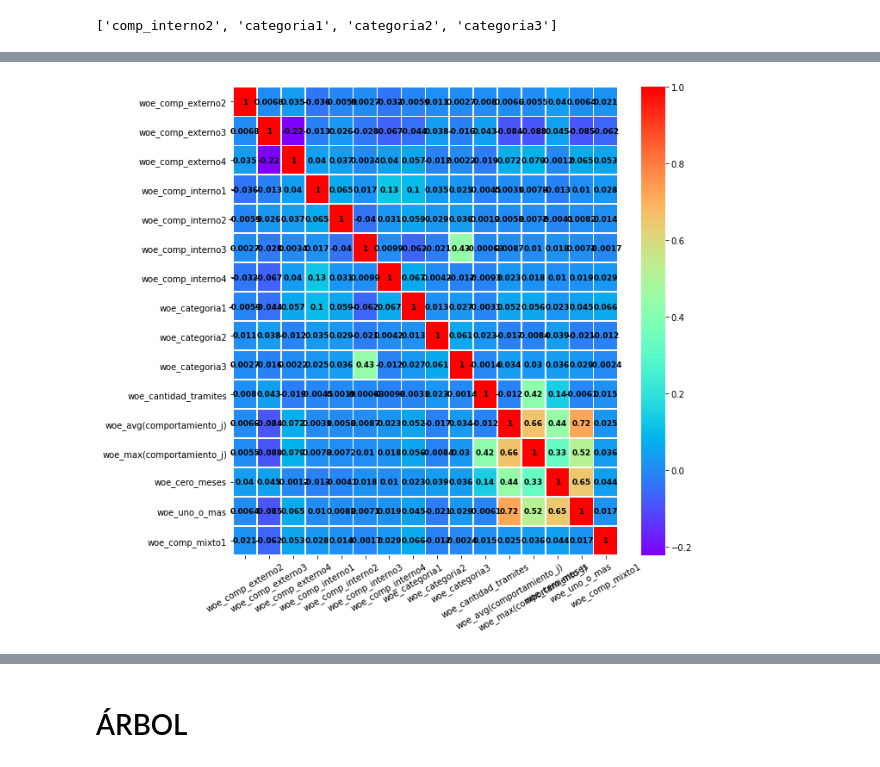
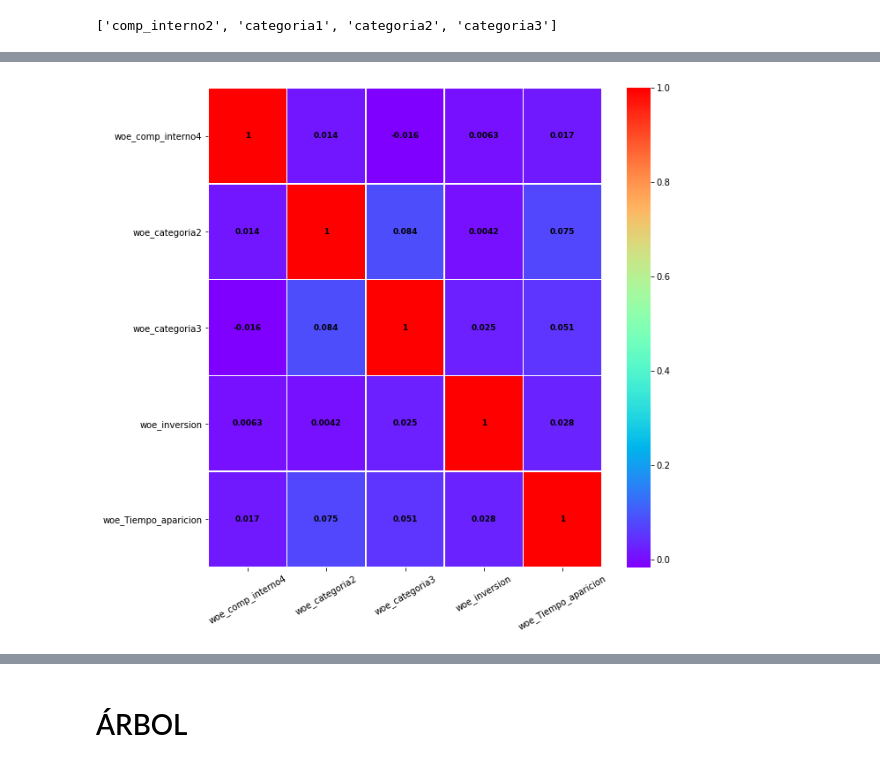
Before and after one commit to BrianPgz/HomeWork1_ML, a Jupyter notebook: Tarea2.ipynb, the cells around one changed output, grey strips where cells are left out. Drawn from its saved outputs; the diff is of its cells as text; code cells hidden in the pictures.

```diff
--- a/Tarea2.ipynb
+++ b/Tarea2.ipynb
@@ -397,23 +400,24 @@ columnas
 # %%
-columnas.remove("Respuesta")
+columnas.remove("credito")
 
 #Ver qué pasa con las fechas
 columnas.remove("fecha_inicio")
-columnas.remove("ultima_fecha")
+#columnas.remove("ultima_fecha")
+columnas.remove("mes_informacion")
 # %%
 opts=[]
 denuevo=list(base_general_4.columns.values)
 denuevo.remove("_id_")
 denuevo.remove("_id2_")
-denuevo.remove("Respuesta")
+denuevo.remove("credito")
 #Por alta correlación se quitan los siguientes
 #denuevo.remove("avg(comportamiento_j)")
 #denuevo.remove("max(comportamiento_j)")
 #denuevo.remove("uno_o_mas")
-denuevo.remove("comp_externo1")
+#denuevo.remove("comp_externo1")
 denuevo.remove("fecha_inicio")
-denuevo.remove("ultima_fecha")
-denuevo.remove("inversion")
+denuevo.remove("mes_informacion")
+#denuevo.remove("inversion")
 #denuevo.remove("comp_interno3")
 for i in denuevo:
     if i in columnas:
@@ -444,0 +464,4 @@ train.head(10)
+# %%
+X_woe_train=train.iloc[:,14:]
+y_train=train.iloc[:,13]
+X_woe_train.head(10)
@@ -445,15 +526,18 @@ train.head(10)
+# %%
+#X_woe_trainf= X_woe_train.drop(columns=["woe_comp_externo2","woe_comp_externo3","woe_comp_externo4","woe_comp_interno2","woe_comp_interno3","woe_comp_interno4","woe_categoria1","woe_avg(comportamiento_j)","woe_uno_o_mas","woe_max(comportamiento_j)"])
+X_woe_trainf= X_woe_train.drop(columns=["woe_comp_mixto1","woe_comp_interno1","woe_comp_interno2","woe_comp_interno3","woe_categoria1","woe_mean_comportamiento_j"])
 # %%
-corr = train.iloc[:,21:].corr()
+corr = X_woe_trainf.corr()
 
 
 xticks = list(corr.index)
 yticks = list(corr.index)
 fig = plt.figure(figsize=(10,10))
 ax1 = fig.add_subplot(1, 1, 1)
 
 sns.heatmap(corr,annot=True,cmap="rainbow",ax=ax1,linewidths=.5,annot_kws={'size':9,'weight':'bold', 'color':'k'})
 ax1.set_xticklabels(xticks, rotation=30, fontsize=10)
 ax1.set_yticklabels(yticks, rotation=0, fontsize=10)
 plt.show()
 # %% [output]
-[figure, old version]
+[figure, new version]
```
Also changed, not shown: parts of 26 cells of this notebook.
